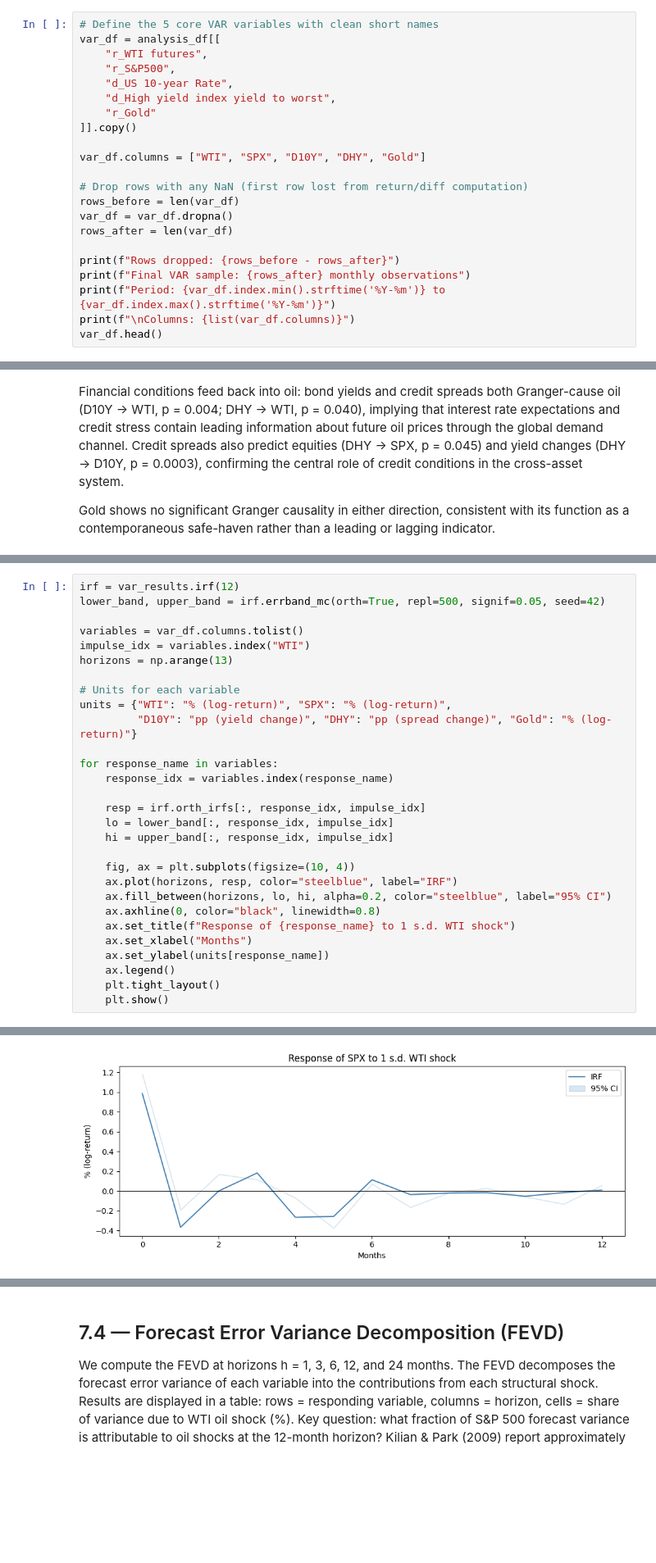
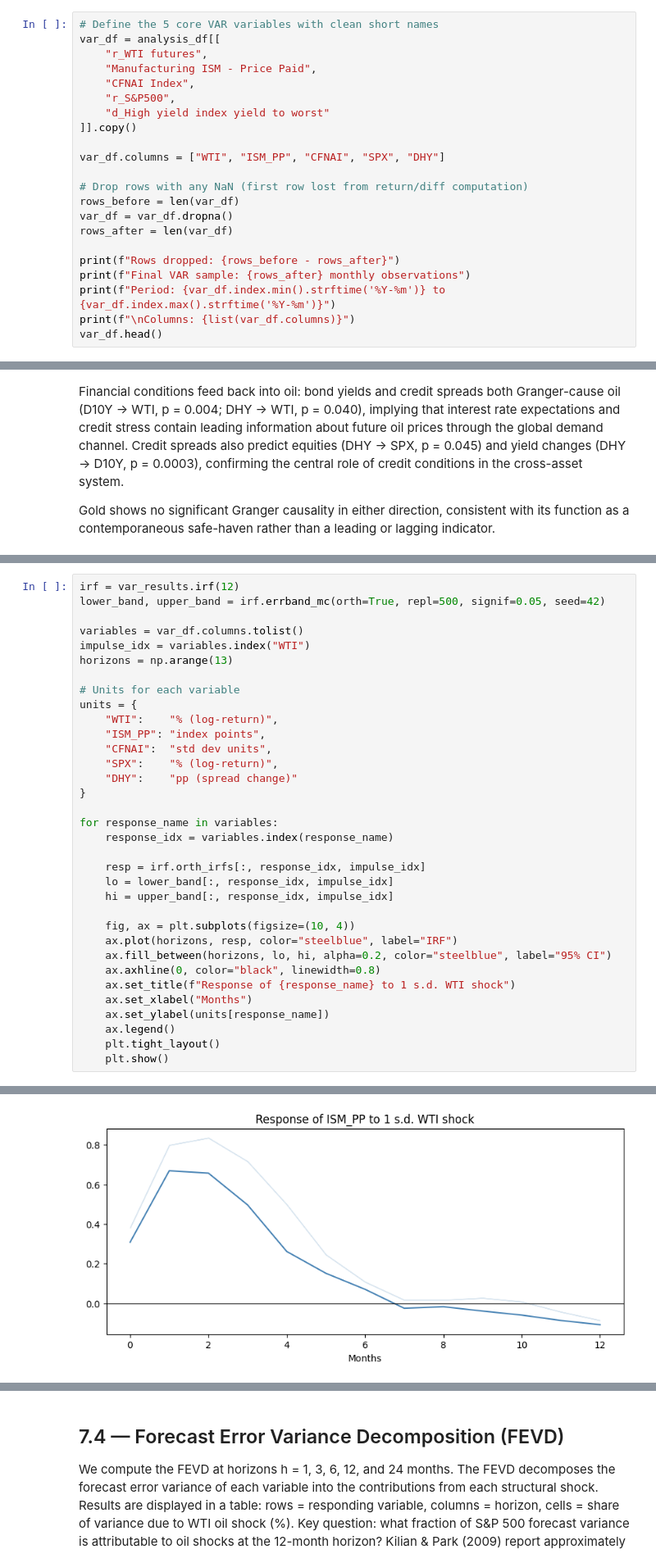
Before and after one commit to Altankaragulle/EMIF_Project_Oil, a Jupyter notebook: EMIF_Oil_Shock_Project.ipynb, the cells around one changed output, grey strips where cells are left out. Shown at 82% size. Cells and saved outputs as stored; diff of their text form; blank space fills up the shorter version.

```diff
--- a/EMIF_Oil_Shock_Project.ipynb
+++ b/EMIF_Oil_Shock_Project.ipynb
@@ -323,13 +327,13 @@ We extract the 5 variables entering the baseline VAR into a dedicated DataFrame
 # Define the 5 core VAR variables with clean short names
 var_df = analysis_df[[
     "r_WTI futures",
+    "Manufacturing ISM - Price Paid",
+    "CFNAI Index",
     "r_S&P500",
-    "d_US 10-year Rate",
-    "d_High yield index yield to worst",
-    "r_Gold"
+    "d_High yield index yield to worst"
 ]].copy()
 
-var_df.columns = ["WTI", "SPX", "D10Y", "DHY", "Gold"]
+var_df.columns = ["WTI", "ISM_PP", "CFNAI", "SPX", "DHY"]
 
 # Drop rows with any NaN (first row lost from return/diff computation)
 rows_before = len(var_df)
@@ -1308,8 +1320,13 @@ impulse_idx = variables.index("WTI")
 horizons = np.arange(13)
 
 # Units for each variable
-units = {"WTI": "% (log-return)", "SPX": "% (log-return)",
-         "D10Y": "pp (yield change)", "DHY": "pp (spread change)", "Gold": "% (log-return)"}
+units = {
+    "WTI":    "% (log-return)",
+    "ISM_PP": "index points",
+    "CFNAI":  "std dev units",
+    "SPX":    "% (log-return)",
+    "DHY":    "pp (spread change)"
+}
 
 for response_name in variables:
     response_idx = variables.index(response_name)
@@ -1333 +1351 @@ for response_name in variables:
-[figure, old version]
+[figure, new version]
```
Also changed, not shown: parts of 57 cells of this notebook, 2 other files.
